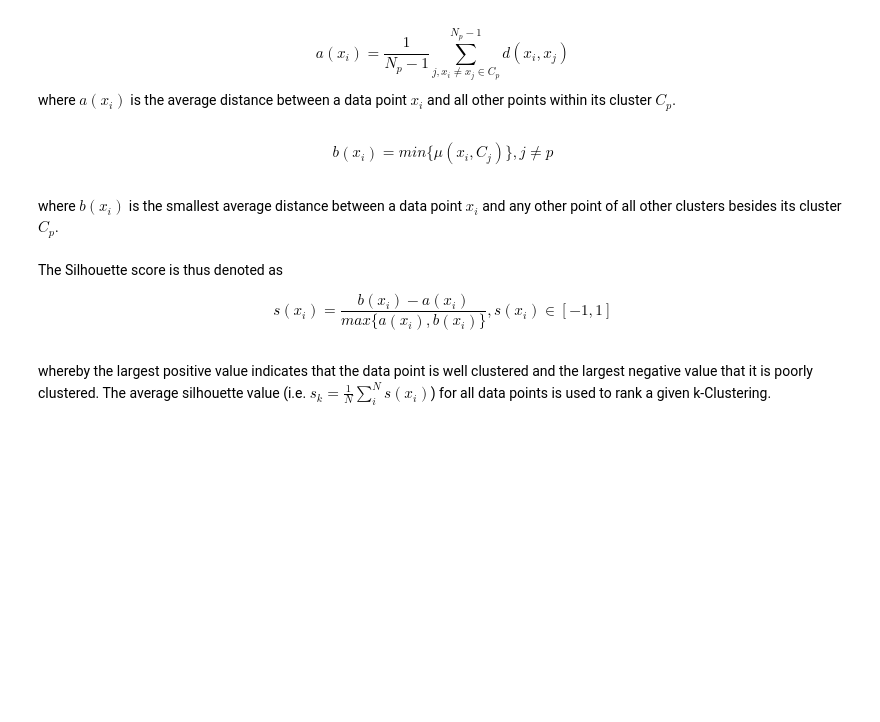
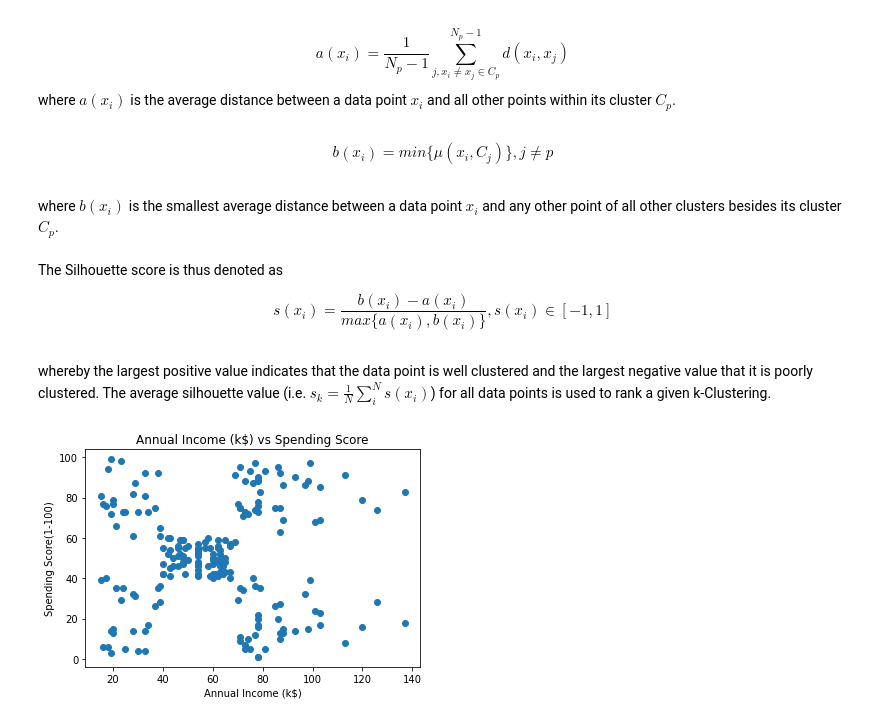
Before and after one commit to YvesMatanga/freemium_datascience, a Jupyter notebook: machine-learning-tutorials/Unsupervised Learning/Practice/2-Clustering-Analysis-Case-Study.ipynb, the cells around one changed output. Saved outputs shown, nothing was run; the diff lists cells and outputs as text; code cells hidden in the pictures; blank space fills up the shorter version.

```diff
--- a/machine-learning-tutorials/Unsupervised Learning/Practice/2-Clustering-Analysis-Case-Study.ipynb
+++ b/machine-learning-tutorials/Unsupervised Learning/Practice/2-Clustering-Analysis-Case-Study.ipynb
@@ -83,4 +89,13 @@ for k in range(2,20): #set range k values to search from
     sv.append(score)
+# %%
+plt.figure()
+plt.scatter(x_1,x_2)
+plt.xlabel('Annual Income (k$)')
+plt.ylabel('Spending Score(1-100)')
+plt.title('Annual Income (k$) vs Spending Score')
+plt.show()
+# %% [output]
+[figure, added]
 # %%
 import numpy as np
 plt.figure()
```
Also changed, not shown: parts of 3 cells of this notebook.
